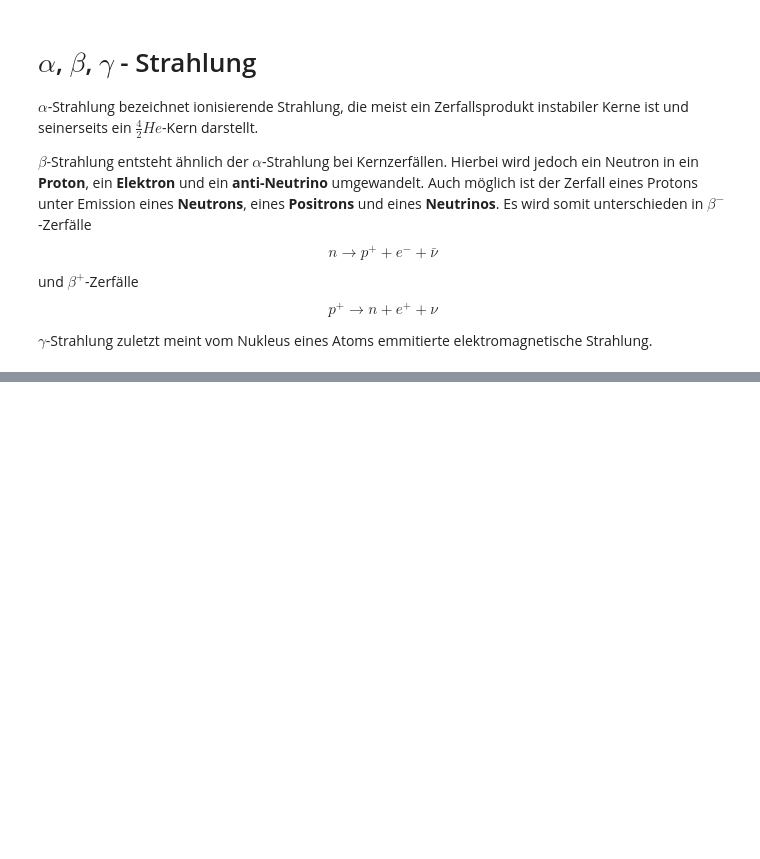
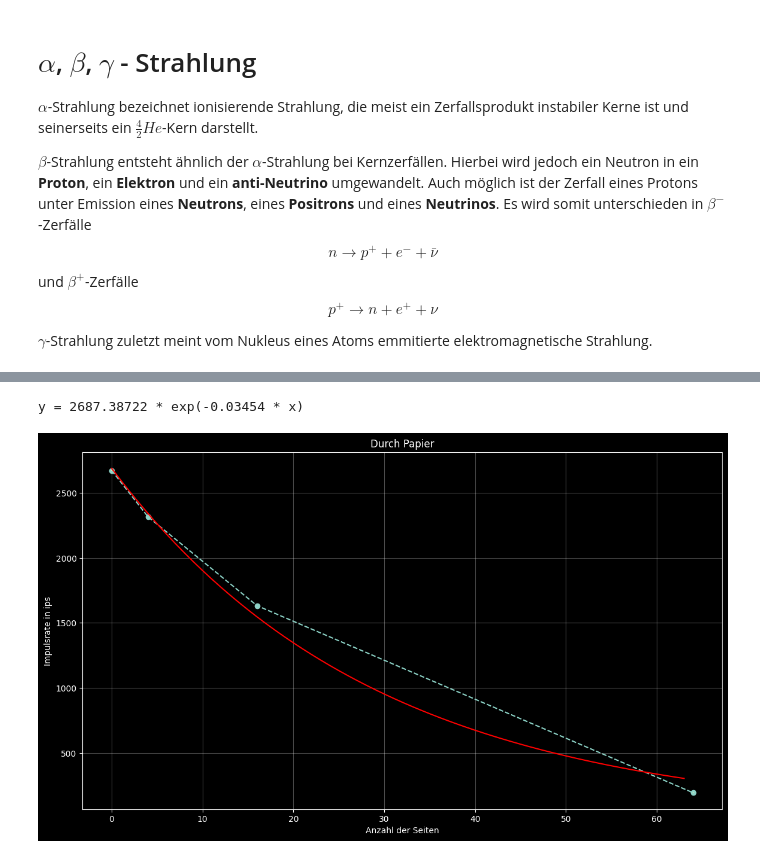
Before and after one commit to HateFindingNames/RadiationProtection_DetectorTechnology, a Jupyter notebook: V15/V15.ipynb, the cells around one changed output, grey strips where cells are left out. Cells and saved outputs as stored; diff of their text form; code cells hidden in the pictures; blank space fills up the shorter version.

```diff
--- a/V15/V15.ipynb
+++ b/V15/V15.ipynb
@@ -88,0 +314,5 @@ Warum? Durch Kontakt kann es zu Kontamination der Sonde selbst kommen. In Folge
+# %%
+sr21 = pd.DataFrame(sr2,columns=['0 mm','4 Blätter Papier','16 Blätter Papier','64 Blätter Papier','4.95 mm Fe','Nullrate'])
+print("Mittelwerte für Sr-90")
+mittel2 =sr21.mean(axis=0)
+mittel2
@@ -88,0 +328,4 @@ Warum? Durch Kontakt kann es zu Kontamination der Sonde selbst kommen. In Folge
+# %%
+StAb2=sr21.std(axis=0)
+print("Standartabweichung für Sr-90")
+StAb2
@@ -88,0 +341,31 @@ Warum? Durch Kontakt kann es zu Kontamination der Sonde selbst kommen. In Folge
+# %%
+# Festlegung der x- und y-Achse und Fehler von Blätter
+Paper = [mittel2["0 mm"], mittel2["4 Blätter Papier"], mittel2["16 Blätter Papier"], mittel2["64 Blätter Papier"]]
+PaperN = [0, 4, 16, 64] # Verschiedene Anzahl von Blättern
+fehler2B = [StAb2["0 mm"], StAb2["4 Blätter Papier"], StAb2["16 Blätter Papier"], StAb2["64 Blätter Papier"]]
+
+plt.style.use("default")
+plt.style.use("dark_background")
+
+popt, _ = curve_fit(objective, PaperN, Paper)
+a, b = popt
+print('y = %.5f * exp(-%.5f * x)' % (a, b))
+
+fig, ax = plt.subplots(figsize=(35*cm, 35*cm * 9 / 16))
+pyplot.scatter(PaperN, Paper)
+ax.plot(PaperN, Paper, linestyle='--')
+ax.errorbar(PaperN, Paper,
+            yerr=fehler2B, fmt=" ")
+
+ax.set_title("Durch Papier")
+ax.set_xlabel("Anzahl der Seiten") #Achsebeschriftung an der x-Achse
+ax.set_ylabel("Impulsrate in ips") #Achsenbeschriftung an der y-Achse
+ax.grid(axis='both', alpha=.3)
+
+x_line = arange(min(PaperN), max(PaperN), 1)
+y_line = objective(x_line, a, b)
+pyplot.plot(x_line, y_line, '-', color='red')
+pyplot.show()
+# %% [output]
+y = 2687.38722 * exp(-0.03454 * x)
+[figure, added]
```
Also changed, not shown: parts of 35 cells of this notebook, 5 other files.
